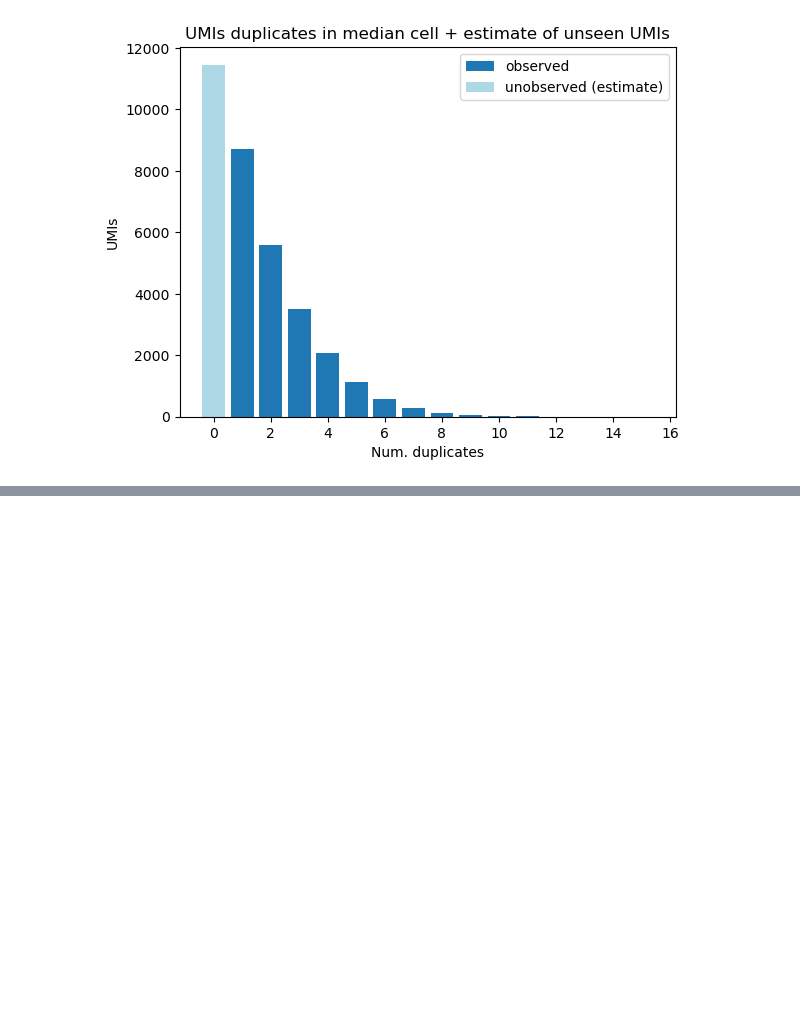
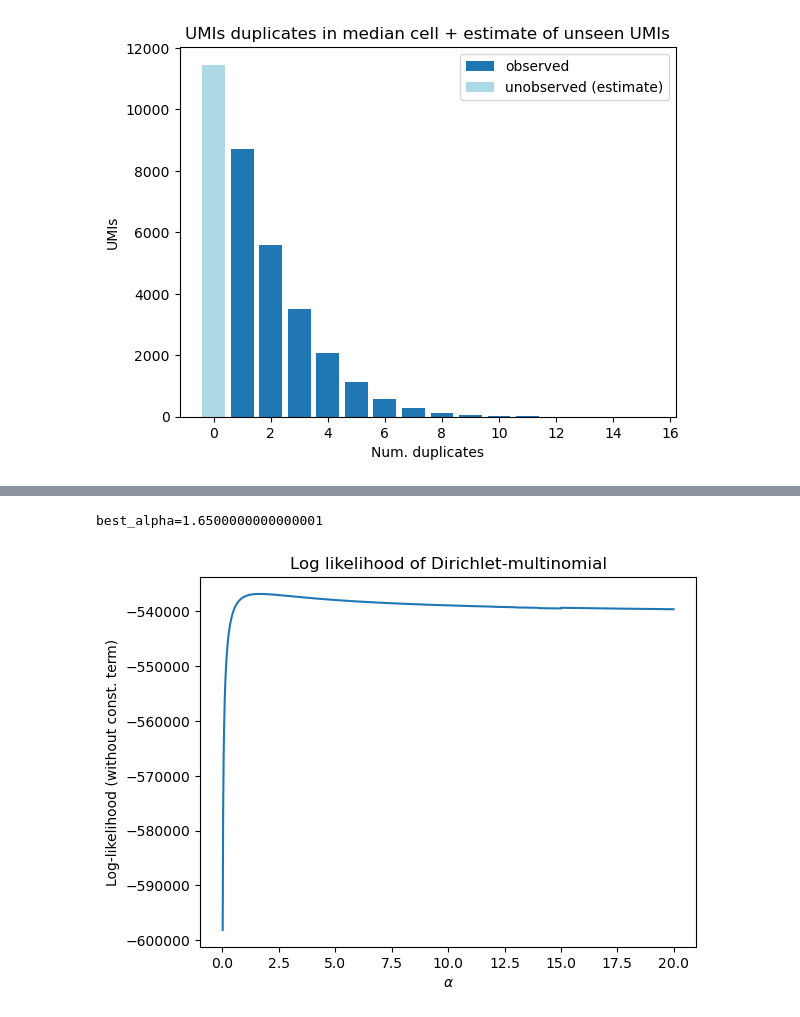
Before and after one commit to jkoubele/phd-stuff, a Jupyter notebook: 02_power_analysis/Usable_UMIs_amount_estimation.ipynb, the cells around one changed output, grey strips where cells are left out. Saved outputs shown, nothing was run; the diff lists cells and outputs as text; code cells hidden in the pictures; blank space fills up the shorter version.

Commit message:
Add parameter estimation of Dirichlet-multinomial distribution.

```diff
--- a/02_power_analysis/Usable_UMIs_amount_estimation.ipynb
+++ b/02_power_analysis/Usable_UMIs_amount_estimation.ipynb
@@ -203,0 +208,29 @@ estimated_support_size=33559.33068027756
+# %%
+def log_gamma_stirling(x: float) -> float:
+    # Uses Stirling approximation for larger value of x
+    return np.log(scipy.special.gamma(x)) if x <= 15 else np.log(np.sqrt(2*np.pi*(x-1))) + (x-1)*np.log((x-1)/np.e)
+
+def ll_dirichlet_multinomial(duplicate_counter: dict, alpha: float) -> float:
+    k = sum(duplicate_counter.values())
+    n = sum([key * value for key, value in duplicate_counter.items()])
+    ll = log_gamma_stirling(alpha * k) - log_gamma_stirling(n + alpha * k) - k * log_gamma_stirling(alpha)
+    for key, value in duplicate_counter.items():
+        ll += value * log_gamma_stirling(key + alpha)
+    return ll
+
+
+alphas = np.arange(0.01, 20, 0.01)
+log_likelihoods = [ll_dirichlet_multinomial(median_cell_duplicate_counter, alpha) for alpha in alphas]
+
+best_alpha = alphas[np.argmax(log_likelihoods)]
+print(f"{best_alpha=}")
+
+plt.plot(alphas, log_likelihoods)
+plt.xlabel(r"$\alpha$")
+plt.ylabel('Log-likelihood (without const. term)')
+plt.title("Log likelihood of Dirichlet-multinomial")
+plt.savefig('log_likelihood_dirichlet_multinomial.png')
+plt.show()
+# %% [output]
+best_alpha=1.6500000000000001
+[figure, added]
```
Also changed, not shown: parts of 2 cells of this notebook.
